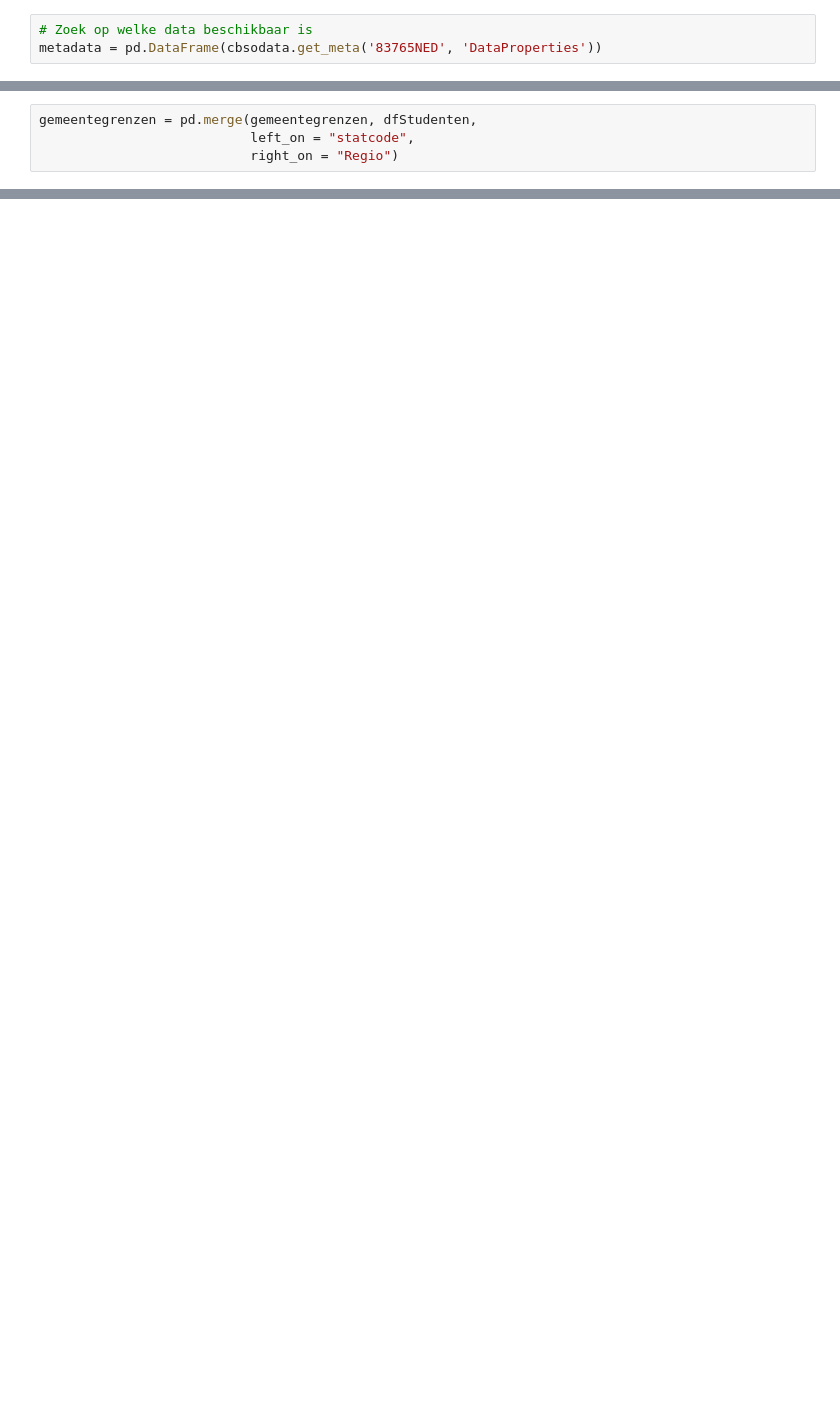
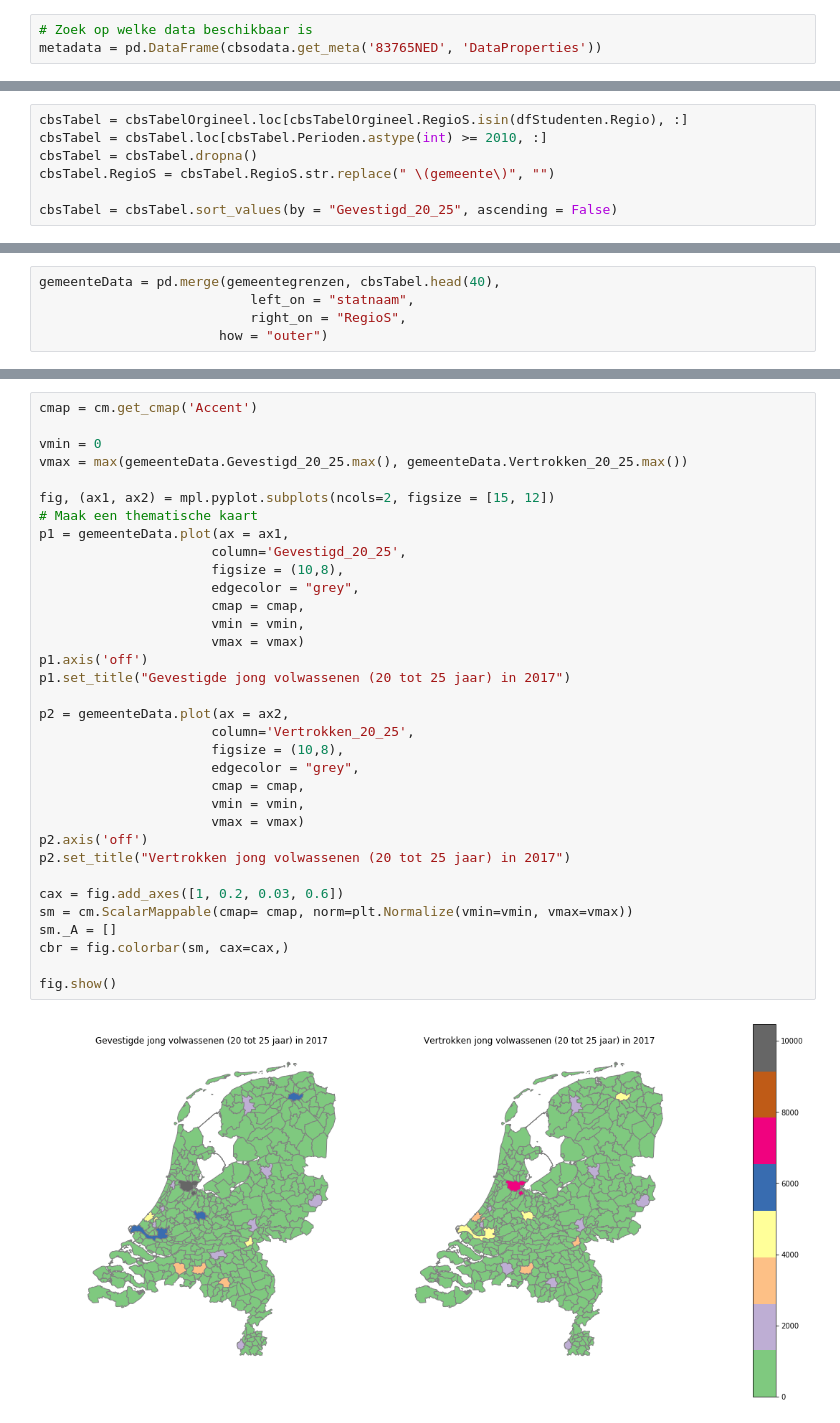
Before and after one commit to SimchaGD/Studentenstroom, a Jupyter notebook: MVP.ipynb, the cells around one changed output, grey strips where cells are left out. Drawn from its saved outputs; the diff is of its cells as text; blank space fills up the shorter version.

```diff
--- a/MVP.ipynb
+++ b/MVP.ipynb
@@ -20,3 +35,10 @@ dfStudenten.head()
+# %%
+cbsTabel = cbsTabelOrgineel.loc[cbsTabelOrgineel.RegioS.isin(dfStudenten.Regio), :]
+cbsTabel = cbsTabel.loc[cbsTabel.Perioden.astype(int) >= 2010, :]
+cbsTabel = cbsTabel.dropna()
+cbsTabel.RegioS = cbsTabel.RegioS.str.replace(" \(gemeente\)", "")
+
+cbsTabel = cbsTabel.sort_values(by = "Gevestigd_20_25", ascending = False)
 # %%
 geodata_url = "https://geodata.nationaalgeoregister.nl/cbsgebiedsindelingen/wfs?request=GetFeature&service=WFS&version=2.0.0&typeName=cbs_gemeente_2017_gegeneraliseerd&outputFormat=json"
 gemeentegrenzen = gpd.read_file(geodata_url)
@@ -23,4 +46,5 @@ gemeentegrenzen = gpd.read_file(geodata_url)
 # %%
-gemeentegrenzen = pd.merge(gemeentegrenzen, dfStudenten,
-                           left_on = "statcode",
-                           right_on = "Regio")
+gemeenteData = pd.merge(gemeentegrenzen, cbsTabel.head(40),
+                           left_on = "statnaam",
+                           right_on = "RegioS",
+                       how = "outer")
@@ -35,0 +51,36 @@ Text(0.5,1,'Levend geborenen per 1000 inwoners, 2017')
+# %%
+cmap = cm.get_cmap('Accent')
+
+vmin = 0
+vmax = max(gemeenteData.Gevestigd_20_25.max(), gemeenteData.Vertrokken_20_25.max())
+
+fig, (ax1, ax2) = mpl.pyplot.subplots(ncols=2, figsize = [15, 12])
+# Maak een thematische kaart
+p1 = gemeenteData.plot(ax = ax1,
+                      column='Gevestigd_20_25',
+                      figsize = (10,8),
+                      edgecolor = "grey",
+                      cmap = cmap,
+                      vmin = vmin,
+                      vmax = vmax)
+p1.axis('off')
+p1.set_title("Gevestigde jong volwassenen (20 tot 25 jaar) in 2017")
+
+p2 = gemeenteData.plot(ax = ax2,
+                      column='Vertrokken_20_25',
+                      figsize = (10,8),
+                      edgecolor = "grey",
+                      cmap = cmap,
+                      vmin = vmin,
+                      vmax = vmax)
+p2.axis('off')
+p2.set_title("Vertrokken jong volwassenen (20 tot 25 jaar) in 2017")
+
+cax = fig.add_axes([1, 0.2, 0.03, 0.6])
+sm = cm.ScalarMappable(cmap= cmap, norm=plt.Normalize(vmin=vmin, vmax=vmax))
+sm._A = []
+cbr = fig.colorbar(sm, cax=cax,)
+
+fig.show()
+# %% [output]
+[figure, added]
```
Also changed, not shown: parts of 7 cells of this notebook, 3 other files.
